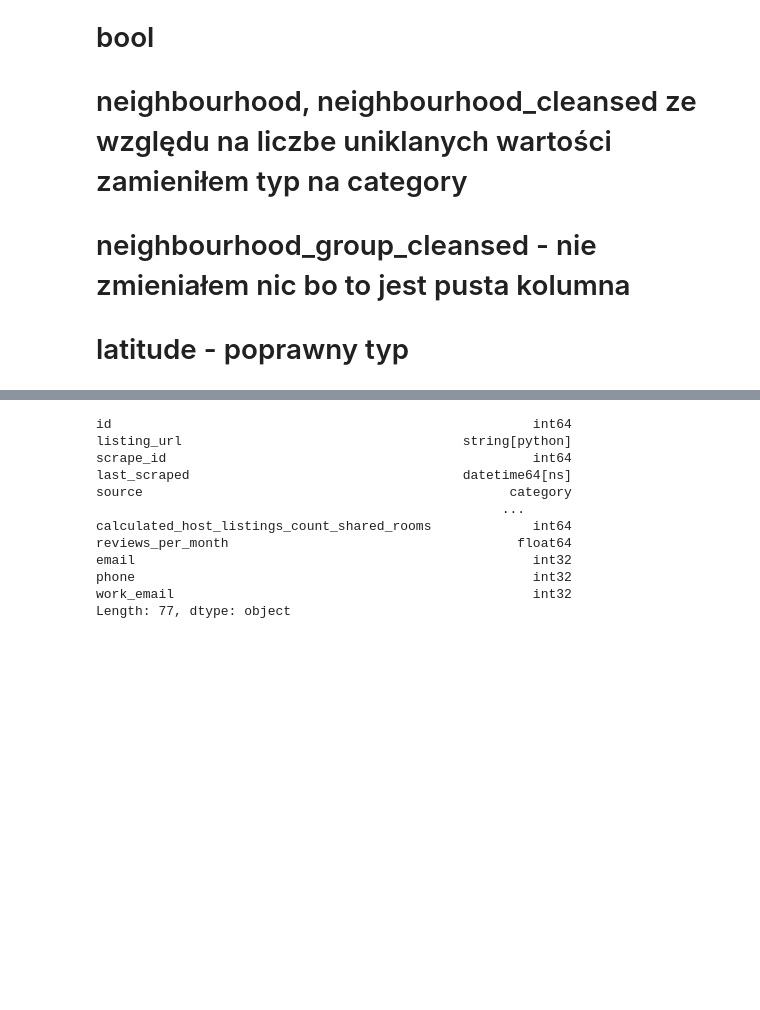
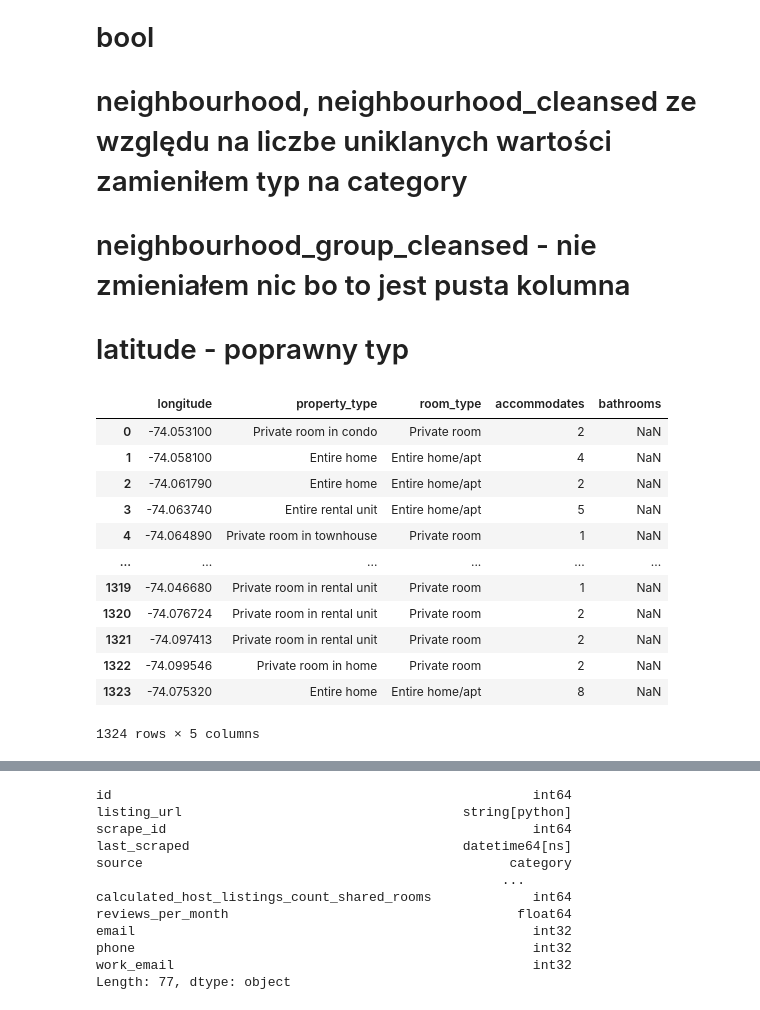
Before and after one commit to KaroIex/New-Jersey, a Jupyter notebook: New Jersey.ipynb, the cells around one changed output, grey strips where cells are left out. Cells and saved outputs as stored; diff of their text form; code cells hidden in the pictures; blank space fills up the shorter version.

```diff
--- a/New Jersey.ipynb
+++ b/New Jersey.ipynb
@@ -435,3 +436,19 @@ data['host_has_profile_pic'] = data['host_has_profile_pic'].replace({'t': True,
 data['host_identity_verified'] = data['host_identity_verified'].replace({'t': True, 'f': False}).astype(bool)
 data['neighbourhood'] = data['neighbourhood'].astype('category')
 data['neighbourhood_cleansed'] = data['neighbourhood_cleansed'].astype('category')
+# %%
+data.iloc[:, 30:35]
+# %% [output]
+|  | longitude | property_type | room_type | accommodates | bathrooms |
+| 0 | -74.053100 | Private room in condo | Private room | 2 | NaN |
+| 1 | -74.058100 | Entire home | Entire home/apt | 4 | NaN |
+| 2 | -74.061790 | Entire home | Entire home/apt | 2 | NaN |
+| 3 | -74.063740 | Entire rental unit | Entire home/apt | 5 | NaN |
+| 4 | -74.064890 | Private room in townhouse | Private room | 1 | NaN |
+| ... | ... | ... | ... | ... | ... |
+| 1319 | -74.046680 | Private room in rental unit | Private room | 1 | NaN |
+| 1320 | -74.076724 | Private room in rental unit | Private room | 2 | NaN |
+| 1321 | -74.097413 | Private room in rental unit | Private room | 2 | NaN |
+| 1322 | -74.099546 | Private room in home | Private room | 2 | NaN |
+| 1323 | -74.075320 | Entire home | Entire home/apt | 8 | NaN |
+1324 rows × 5 columns
```
Also changed, not shown: parts of 7 cells of this notebook.
